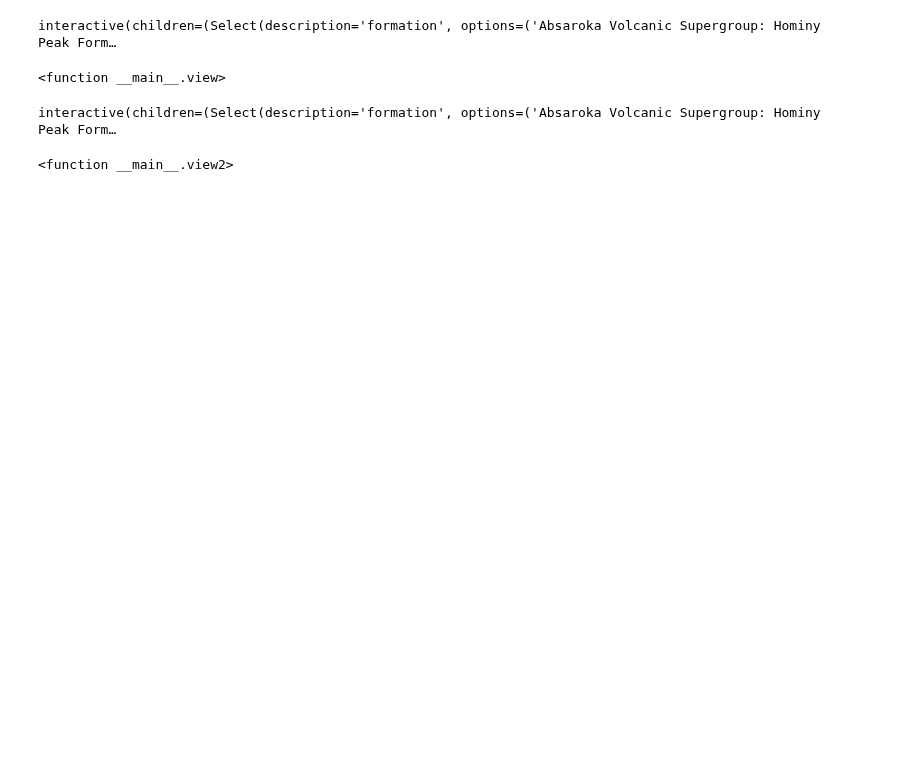
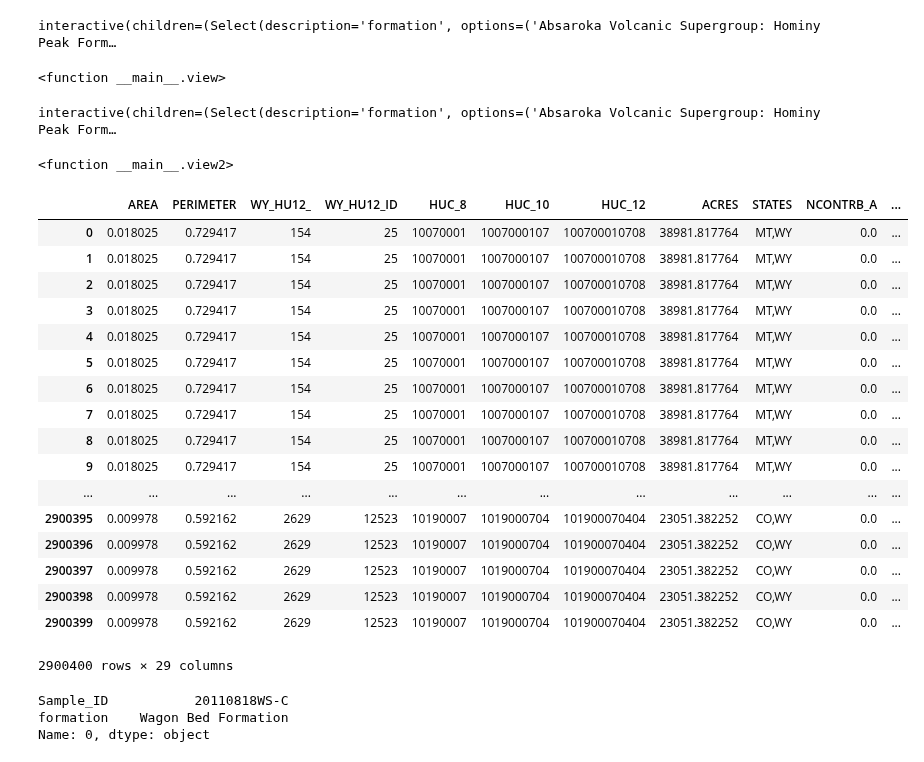
Before and after one commit to jessepisel/criticalandstrategic, a Jupyter notebook: Critical Minerals Viz.ipynb, the cells around one changed output. Cells and saved outputs as stored; diff of their text form; code cells hidden in the pictures; blank space fills up the shorter version.

Commit message:
getting closer to validation
running validation and looking into an easier manner where I predict the location given elements and formation and see if the sample lies within the predicted HUC

```diff
--- a/Critical Minerals Viz.ipynb
+++ b/Critical Minerals Viz.ipynb
@@ -95,3 +95,24 @@ interact(view2, formation=w, element=v, probability=u)
 # %% [output]
 interactive(children=(Select(description='formation', options=('Absaroka Volcanic Supergroup: Hominy Peak Form…
 <function __main__.view2>
+# %%
+CaptainHucstable
+# %% [output]
+|  | AREA | PERIMETER | WY_HU12_ | WY_HU12_ID | HUC_8 | HUC_10 | HUC_12 | ACRES | STATES | NCONTRB_A | ... |
+| 0 | 0.018025 | 0.729417 | 154 | 25 | 10070001 | 1007000107 | 100700010708 | 38981.817764 | MT,WY | 0.0 | ... |
+| 1 | 0.018025 | 0.729417 | 154 | 25 | 10070001 | 1007000107 | 100700010708 | 38981.817764 | MT,WY | 0.0 | ... |
+| 2 | 0.018025 | 0.729417 | 154 | 25 | 10070001 | 1007000107 | 100700010708 | 38981.817764 | MT,WY | 0.0 | ... |
+| 3 | 0.018025 | 0.729417 | 154 | 25 | 10070001 | 1007000107 | 100700010708 | 38981.817764 | MT,WY | 0.0 | ... |
+| 4 | 0.018025 | 0.729417 | 154 | 25 | 10070001 | 1007000107 | 100700010708 | 38981.817764 | MT,WY | 0.0 | ... |
+| 5 | 0.018025 | 0.729417 | 154 | 25 | 10070001 | 1007000107 | 100700010708 | 38981.817764 | MT,WY | 0.0 | ... |
+| 6 | 0.018025 | 0.729417 | 154 | 25 | 10070001 | 1007000107 | 100700010708 | 38981.817764 | MT,WY | 0.0 | ... |
+| 7 | 0.018025 | 0.729417 | 154 | 25 | 10070001 | 1007000107 | 100700010708 | 38981.817764 | MT,WY | 0.0 | ... |
+| 8 | 0.018025 | 0.729417 | 154 | 25 | 10070001 | 1007000107 | 100700010708 | 38981.817764 | MT,WY | 0.0 | ... |
+| 9 | 0.018025 | 0.729417 | 154 | 25 | 10070001 | 1007000107 | 100700010708 | 38981.817764 | MT,WY | 0.0 | ... |
+| ... | ... | ... | ... | ... | ... | ... | ... | ... | ... | ... | ... |
+| 2900395 | 0.009978 | 0.592162 | 2629 | 12523 | 10190007 | 1019000704 | 101900070404 | 23051.382252 | CO,WY | 0.0 | ... |
+| 2900396 | 0.009978 | 0.592162 | 2629 | 12523 | 10190007 | 1019000704 | 101900070404 | 23051.382252 | CO,WY | 0.0 | ... |
+| 2900397 | 0.009978 | 0.592162 | 2629 | 12523 | 10190007 | 1019000704 | 101900070404 | 23051.382252 | CO,WY | 0.0 | ... |
+| 2900398 | 0.009978 | 0.592162 | 2629 | 12523 | 10190007 | 1019000704 | 101900070404 | 23051.382252 | CO,WY | 0.0 | ... |
+| 2900399 | 0.009978 | 0.592162 | 2629 | 12523 | 10190007 | 1019000704 | 101900070404 | 23051.382252 | CO,WY | 0.0 | ... |
+2900400 rows × 29 columns
@@ -97,0 +122,6 @@ interactive(children=(Select(description='formation', options=('Absaroka Volcani
+# %%
+validations.loc[0]
+# %% [output]
+Sample_ID           20110818WS-C
+formation    Wagon Bed Formation
+Name: 0, dtype: object
```
Also changed, not shown: parts of 6 cells of this notebook, 1 other file.
